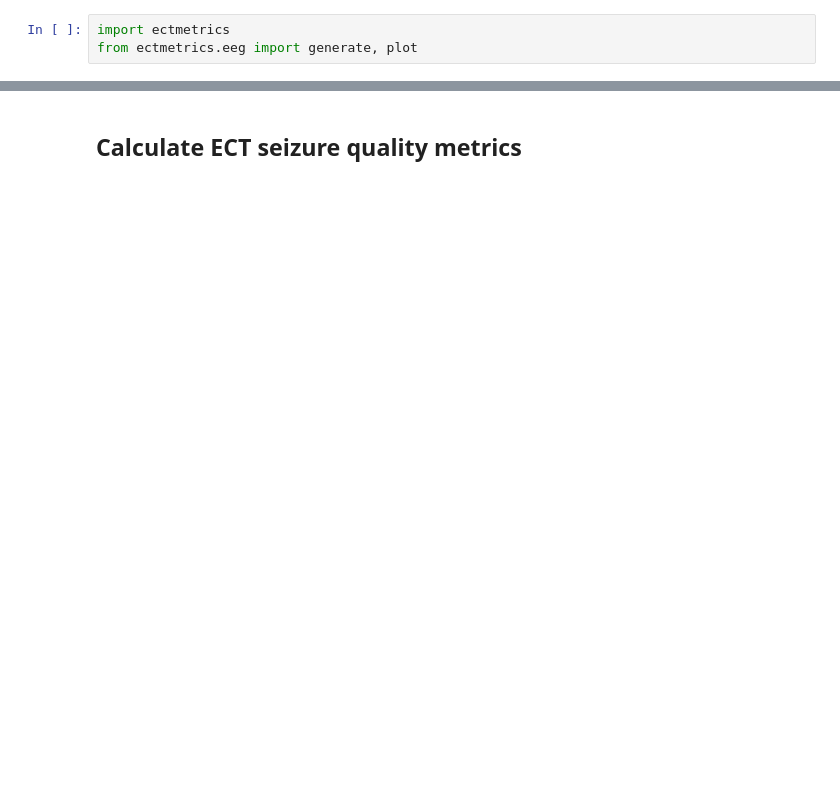
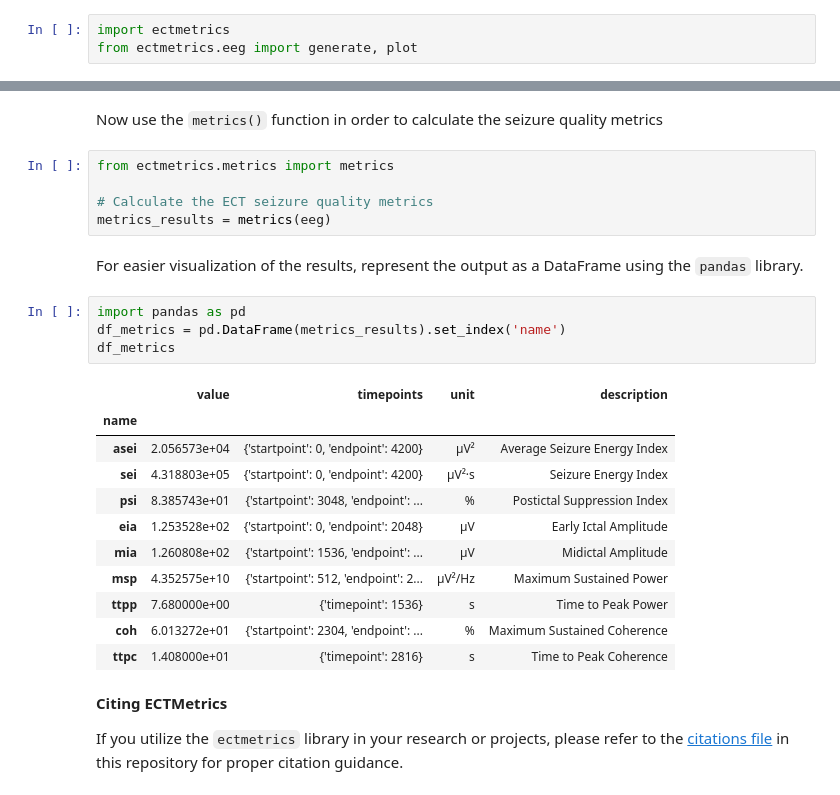
Before and after one commit to maxkayser/ectmetrics, a Jupyter notebook: examples/example_simple.ipynb, the cells around one changed output, grey strips where cells are left out. Cells and saved outputs as stored; diff of their text form; blank space fills up the shorter version.

```diff
--- a/examples/example_simple.ipynb
+++ b/examples/example_simple.ipynb
@@ -23,2 +27,29 @@ plot(eeg)
-# %% [markdown]
-## Calculate ECT seizure quality metrics
+# %% [markdown]
+Now use the `metrics()` function in order to calculate the seizure quality metrics
+# %%
+from ectmetrics.metrics import metrics
+
+# Calculate the ECT seizure quality metrics
+metrics_results = metrics(eeg)
+# %% [markdown]
+For easier visualization of the results, represent the output as a DataFrame using the `pandas` library.
+# %%
+import pandas as pd
+df_metrics = pd.DataFrame(metrics_results).set_index('name')
+df_metrics
+# %% [output]
+|  | value | timepoints | unit | description |
+| name |  |  |  |  |
+| asei | 2.056573e+04 | {'startpoint': 0, 'endpoint': 4200} | μV² | Average Seizure Energy Index |
+| sei | 4.318803e+05 | {'startpoint': 0, 'endpoint': 4200} | μV²·s | Seizure Energy Index |
+| psi | 8.385743e+01 | {'startpoint': 3048, 'endpoint': ... | % | Postictal Suppression Index |
+| eia | 1.253528e+02 | {'startpoint': 0, 'endpoint': 2048} | μV | Early Ictal Amplitude |
+| mia | 1.260808e+02 | {'startpoint': 1536, 'endpoint': ... | μV | Midictal Amplitude |
+| msp | 4.352575e+10 | {'startpoint': 512, 'endpoint': 2... | μV²/Hz | Maximum Sustained Power |
+| ttpp | 7.680000e+00 | {'timepoint': 1536} | s | Time to Peak Power |
+| coh | 6.013272e+01 | {'startpoint': 2304, 'endpoint': ... | % | Maximum Sustained Coherence |
+| ttpc | 1.408000e+01 | {'timepoint': 2816} | s | Time to Peak Coherence |
+# %% [markdown]
+**Citing ECTMetrics**
+
+If you utilize the `ectmetrics` library in your research or projects, please refer to the [citations file](CITATIONS.md) in this repository for proper citation guidance.
```
Also changed, not shown: parts of 7 cells of this notebook, 3 other files.
